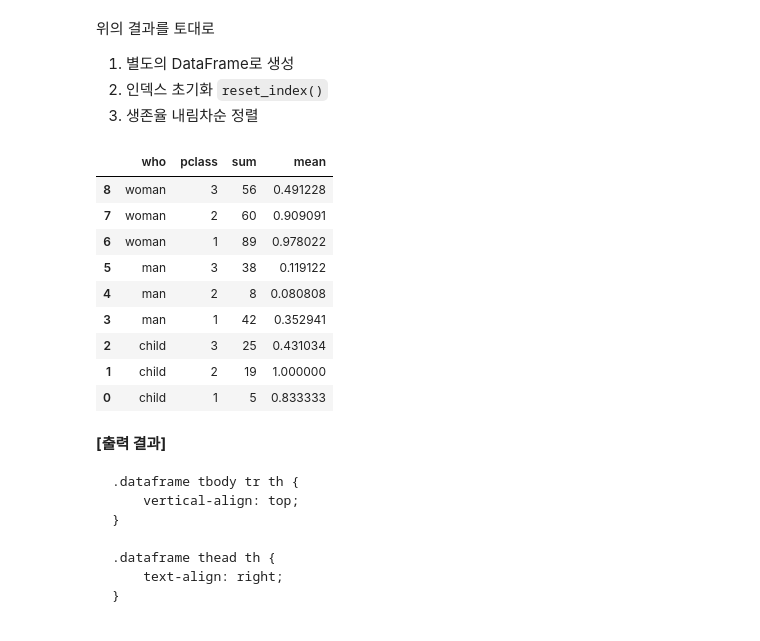
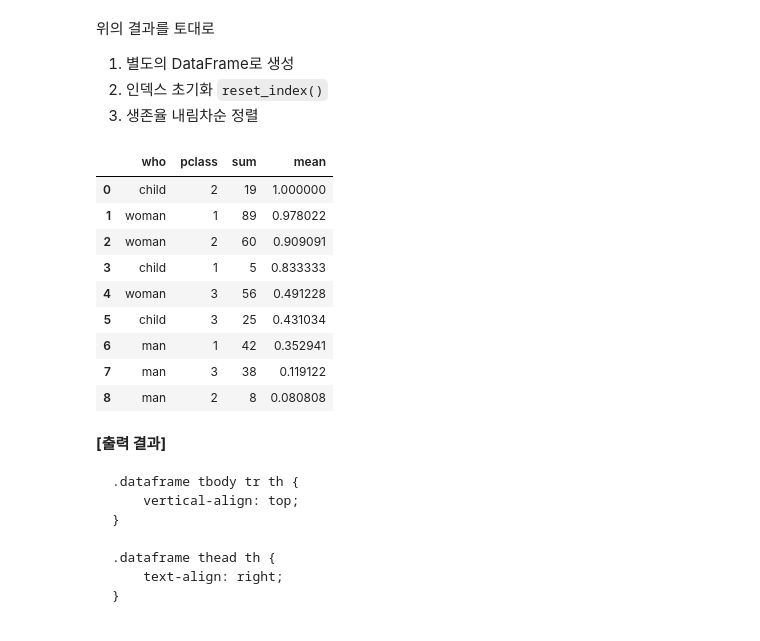
Before and after one commit to rladbstlr87/pandas, a Jupyter notebook: 09-titanic-practice.ipynb, the cells around one changed output. Drawn from its saved outputs; the diff is of its cells as text; code cells hidden in the pictures.

```diff
--- a/09-titanic-practice.ipynb
+++ b/09-titanic-practice.ipynb
@@ -1021,18 +1021,18 @@ df_copy.groupby(['who', 'pclass'])['survived'].agg(['sum', 'mean'])
 # %%
 # 코드를 입력해 주세요
 who_sur = df_copy.groupby(['who', 'pclass'])['survived'].agg(['sum', 'mean'])
-who_sur.reset_index().sort_index(ascending=False)
+who_sur.sort_values(by='mean', ascending=False).reset_index()
 # %% [output]
 |  | who | pclass | sum | mean |
-| 8 | woman | 3 | 56 | 0.491228 |
-| 7 | woman | 2 | 60 | 0.909091 |
-| 6 | woman | 1 | 89 | 0.978022 |
-| 5 | man | 3 | 38 | 0.119122 |
-| 4 | man | 2 | 8 | 0.080808 |
-| 3 | man | 1 | 42 | 0.352941 |
-| 2 | child | 3 | 25 | 0.431034 |
-| 1 | child | 2 | 19 | 1.000000 |
-| 0 | child | 1 | 5 | 0.833333 |
+| 0 | child | 2 | 19 | 1.000000 |
+| 1 | woman | 1 | 89 | 0.978022 |
+| 2 | woman | 2 | 60 | 0.909091 |
+| 3 | child | 1 | 5 | 0.833333 |
+| 4 | woman | 3 | 56 | 0.491228 |
+| 5 | child | 3 | 25 | 0.431034 |
+| 6 | man | 1 | 42 | 0.352941 |
+| 7 | man | 3 | 38 | 0.119122 |
+| 8 | man | 2 | 8 | 0.080808 |
 # %% [markdown]
 <p><strong>[출력 결과]</strong></p><div>
 <style scoped>
```
Also changed, not shown: parts of 13 cells of this notebook, 4 other files.
